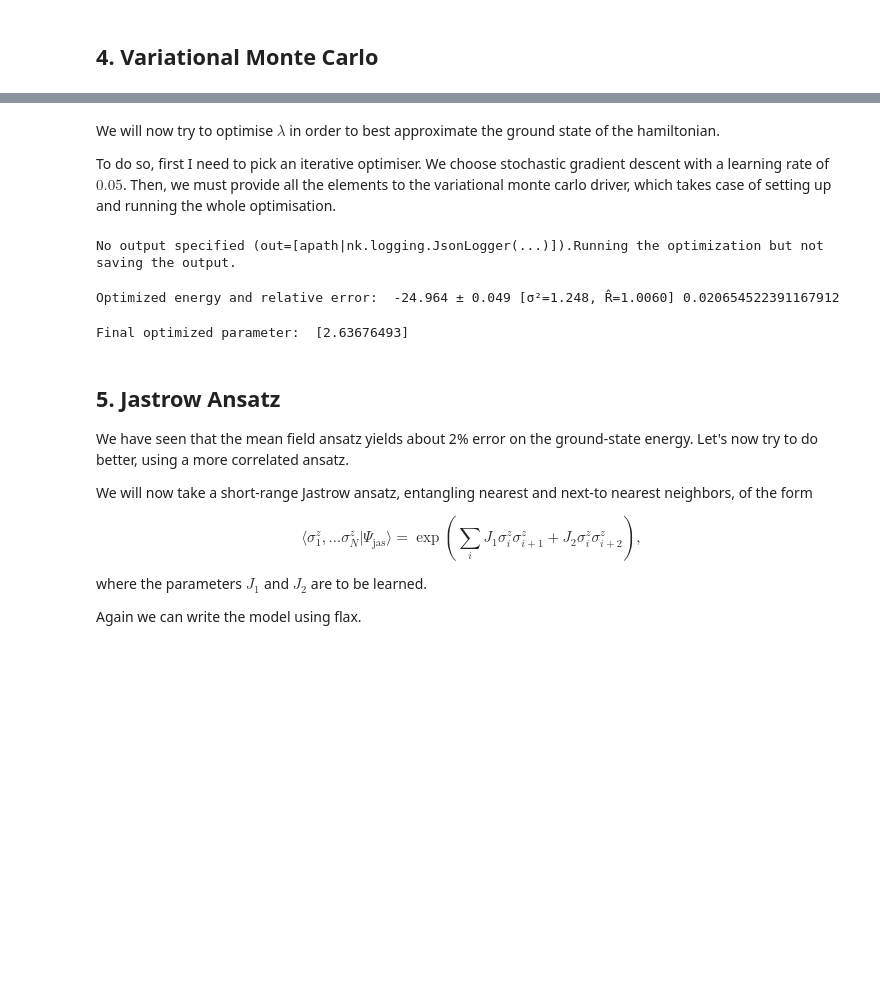
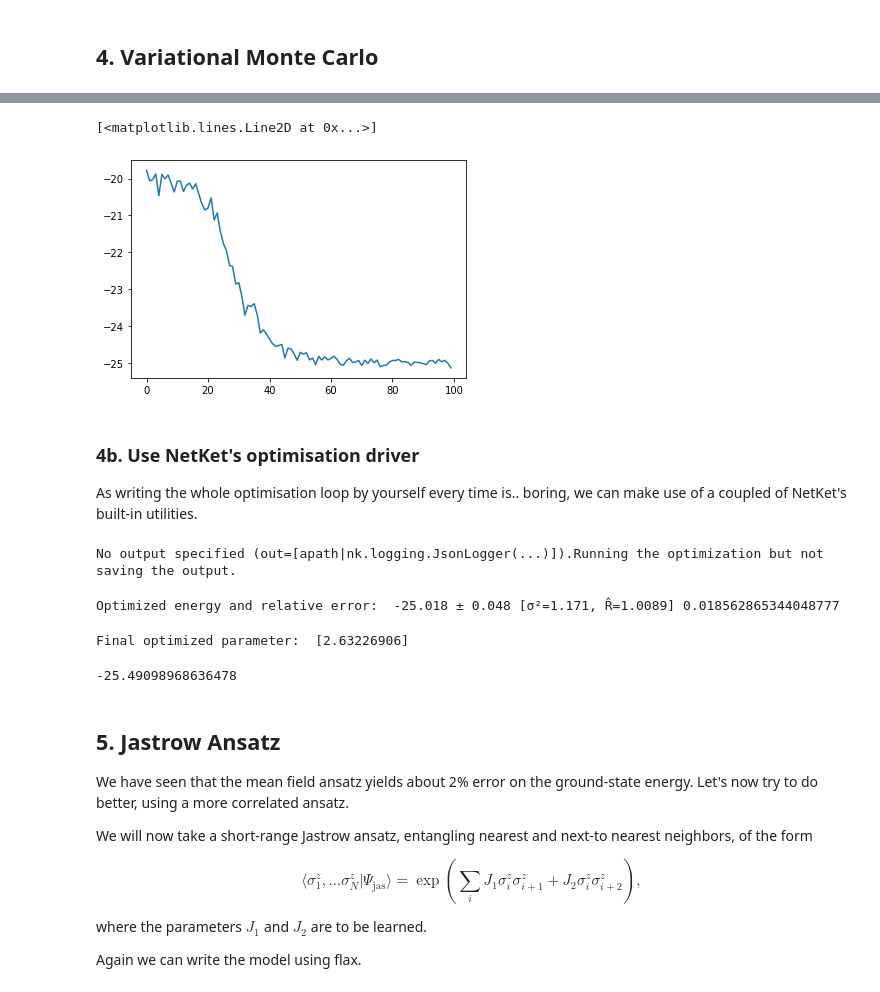
Before and after one commit to PhilipVinc/NetKet-lectures, a Jupyter notebook: 01_intro.ipynb, the cells around one changed output, grey strips where cells are left out. Cells and saved outputs as stored; diff of their text form; code cells hidden in the pictures; blank space fills up the shorter version.

Commit message:
update notebook 1: show how to write your own optimisation loop

```diff
--- a/01_intro.ipynb
+++ b/01_intro.ipynb
@@ -180,4 +195,4 @@ sampler = nk.sampler.MetropolisLocal(hi)
 # Construct the variational state using the model and the sampler above.
 # n_samples specifies how many samples should be used to compute expectation
 # values.
-vstate = nk.vqs.MCState(sampler, mf_model, n_samples=500)
+vstate = nk.vqs.MCState(sampler, mf_model, n_samples=512)
@@ -195,5 +208,6 @@ FrozenDict({
 })
 # %%
 # Expectation value: notice that it also provides an error estimate.
-print(vstate.expect(H))
+E = vstate.expect(H)
+print(E)
 # %% [output]
@@ -203,10 +248,38 @@ print(vstate.expect(H))
+# %%
+from tqdm import tqdm
+
+energy_history = []
+n_steps = 100
+
+# For every iteration (tqdm is just a progress bar)
+for i in tqdm(range(n_steps)):
+    # compute energy and gradient of the energy
+    E, E_grad = vstate.expect_and_grad(H)
+    # log the energy to a list
+    energy_history.append(E.mean.real)
+    # equivalent to vstate.parameters - 0.05*E_grad , but it performs this
+    # function on every leaf of the dictionaries containing the set of parameters
+    new_pars = jax.tree_multimap(lambda x,y: x-0.05*y, vstate.parameters, E_grad)
+    # actually update the paramters
+    vstate.parameters = new_pars
+# %%
+# We now can plot the energy during those optimisation steps:
+import matplotlib.pyplot as plt
+
+plt.plot(energy_history)
+# %% [output]
+[<matplotlib.lines.Line2D at 0x...>]
+[figure, added]
 # %% [markdown]
-We will now try to optimise $ \lambda $ in order to best approximate the ground state of the hamiltonian.
+### 4b. Use NetKet's optimisation driver
 
-To do so, first I need to pick an iterative optimiser. We choose stochastic gradient descent with a learning
-rate of $0.05$.
-Then, we must provide all the elements to the variational monte carlo driver, which takes case of setting up and running the whole optimisation.
+As writing the whole optimisation loop by yourself every time is.. boring, we can make use of a coupled of NetKet's built-in utilities.
 # %%
+# First we reset the parameters to run the optimisation again
+vstate.init_parameters()
+
+# Then we create an optimiser from the standard library.
+# You can also use optax.
 optimizer = nk.optimizer.Sgd(learning_rate=0.05)
 
 # build the optimisation driver
@@ -221,12 +294,16 @@ error=abs((mf_energy.mean-eig_vals[0])/eig_vals[0])
 print("Optimized energy and relative error: ",mf_energy,error)
 # %% [output]
 No output specified (out=[apath|nk.logging.JsonLogger(...)]).Running the optimization but not saving the output.
-Optimized energy and relative error:  -24.964 ± 0.049 [σ²=1.248, R̂=1.0060] 0.020654522391167912
+Optimized energy and relative error:  -25.018 ± 0.048 [σ²=1.171, R̂=1.0089] 0.018562865344048777
 # %%
 # we can also inspect the parameter:
 print("Final optimized parameter: ",vstate.parameters["lambda"])
 # %% [output]
-Final optimized parameter:  [2.63676493]
+Final optimized parameter:  [2.63226906]
+# %%
+eig_vals[0]
+# %% [output]
+-25.49098968636478
 # %% [markdown]
 ## 5. Jastrow Ansatz
 
```
Also changed, not shown: parts of 22 cells of this notebook.
